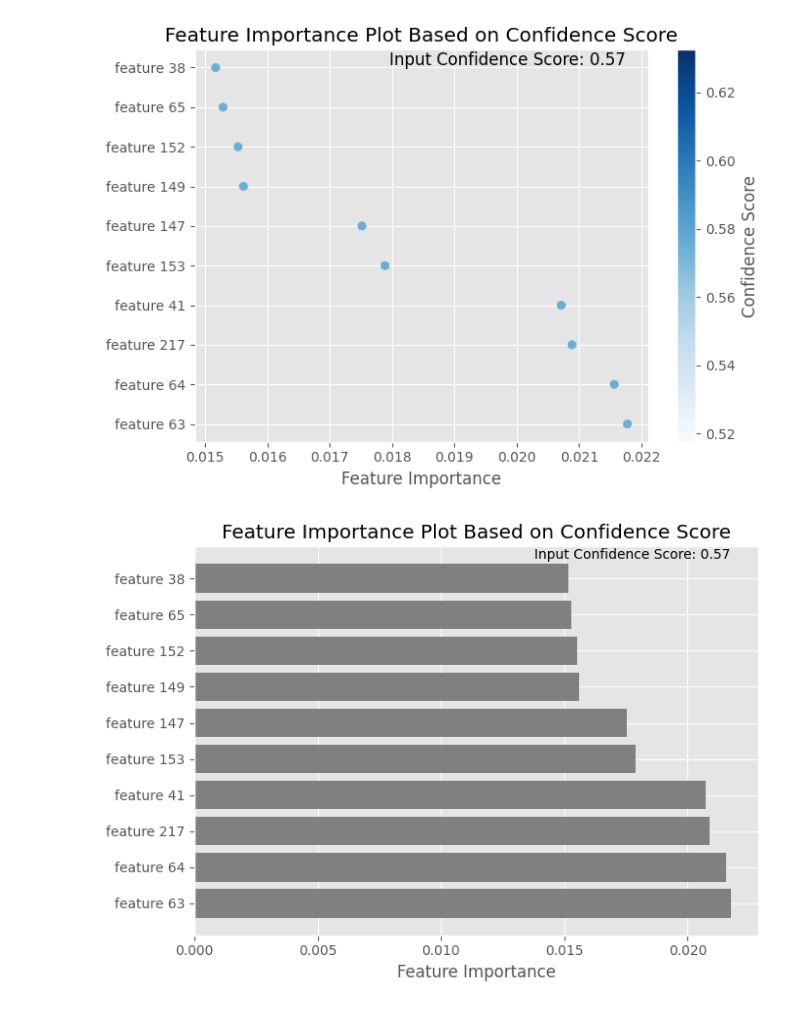
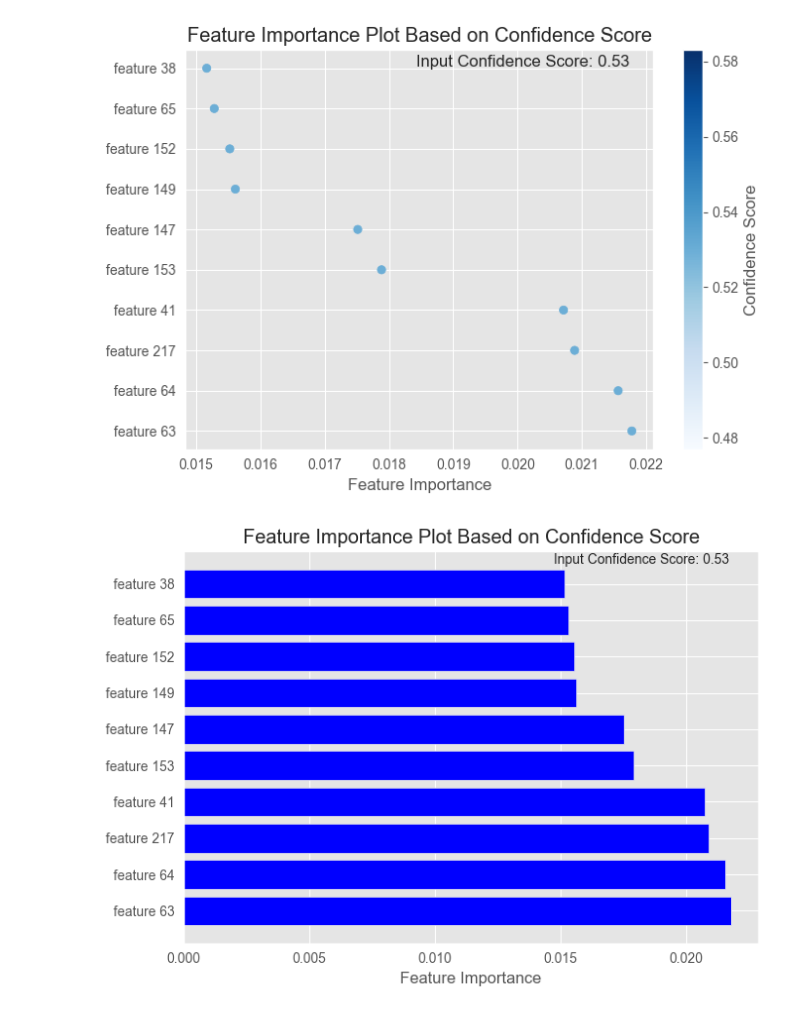
Before and after one commit to mahmoud1yaser/Open-sesame, a Jupyter notebook: notebooks/dynamic_plots.ipynb, the cells around one changed output. Drawn from its saved outputs; the diff is of its cells as text; code cells hidden in the pictures.

```diff
--- a/notebooks/dynamic_plots.ipynb
+++ b/notebooks/dynamic_plots.ipynb
@@ -121,10 +121,10 @@ def plot_feature_importance_scatter(X, sc, classifier, audio, FRAMESIZE, HOPLENG
     plt.tight_layout()
     plt.show()
 # %%
-audio = 'A:\\Professional\\Engineering CU\\DSP_Data_New\\open the door\\adham_otd2.wav'
+audio = 'A:\\Professional\\Projects\\Data\\Open_Sesame\\Working\\DSP_Data_New\\open the door\\adham_otd2.wav'
 plot_feature_importance_scatter(X, sc, classifier, audio, FRAMESIZE, HOPLENGTH, MELS)
 # %% [output]
-[figure, old version]
+[figure, new version]
 # %%
 def plot_feature_importance_bar(X, sc, classifier, audio, FRAMESIZE, HOPLENGTH, MELS, features_number=10):
     user_input = transform_audio(audio, FRAMESIZE, HOPLENGTH, MELS)
@@ -144,7 +144,7 @@ def plot_feature_importance_bar(X, sc, classifier, audio, FRAMESIZE, HOPLENGTH,
 
     # Plot the feature importances of the top 20 features based on the confidence score
     fig, ax = plt.subplots(figsize=(7,5))
-    ax.barh(range(features_number), importances[indices], align='center', color='gray')
+    ax.barh(range(features_number), importances[indices], align='center', color='blue')
     ax.set_yticks(range(features_number))
     ax.set_yticklabels(X.columns[indices])
     ax.set_xlabel('Feature Importance')
@@ -153,7 +153,7 @@ def plot_feature_importance_bar(X, sc, classifier, audio, FRAMESIZE, HOPLENGTH,
     plt.tight_layout()
     plt.show()
 # %%
-audio = 'A:\\Professional\\Engineering CU\\DSP_Data_New\\open the door\\adham_otd2.wav'
+audio = 'A:\\Professional\\Projects\\Data\\Open_Sesame\\Working\\DSP_Data_New\\open the door\\adham_otd2.wav'
 plot_feature_importance_bar(X, sc, classifier, audio, FRAMESIZE, HOPLENGTH, MELS)
 # %% [output]
-[figure, old version]
+[figure, new version]
```
Also changed, not shown: parts of 2 cells of this notebook, 11 other files.
